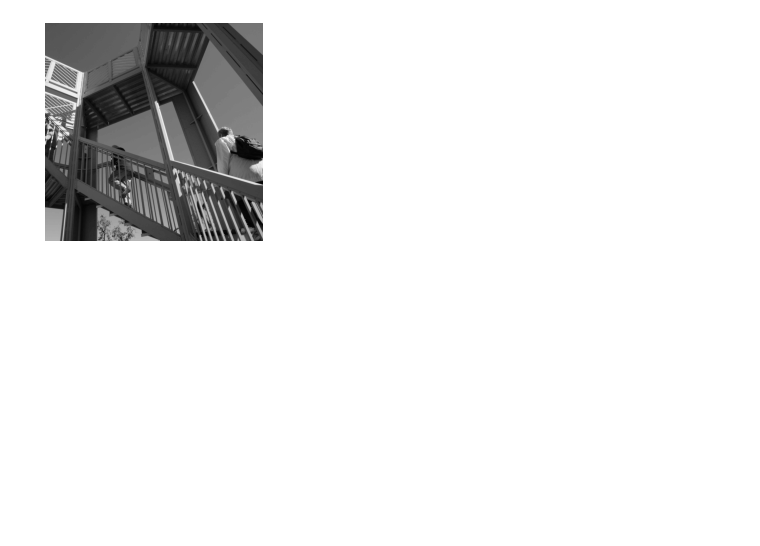
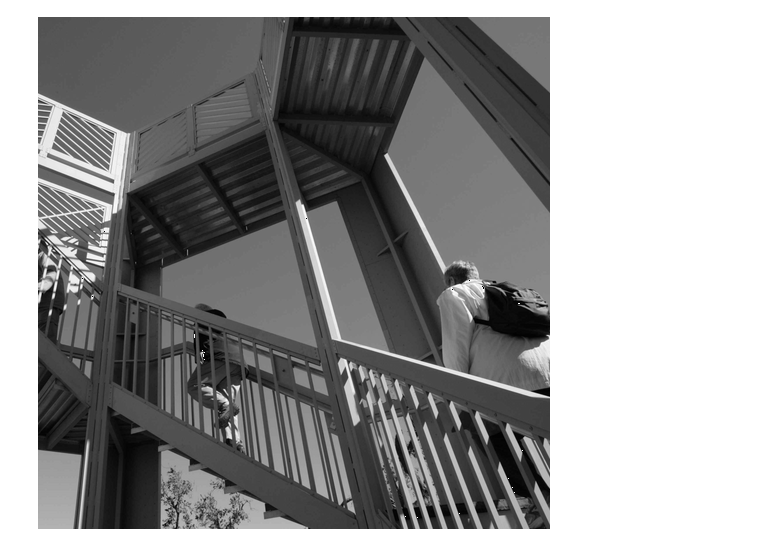
Before and after one commit to Lotfullah21/Deep-Learning, a Jupyter notebook: Convolution_Effects.ipynb, the cells around one changed output. Saved outputs shown, nothing was run; the diff lists cells and outputs as text; code cells hidden in the pictures; blank space fills up the shorter version.

```diff
--- a/Convolution_Effects.ipynb
+++ b/Convolution_Effects.ipynb
@@ -7,15 +7,9 @@ from scipy import misc
 ascent_image = misc.ascent()
-# %%
-import matplotlib.pyplot as plt
-
-# Visualize the image
-plt.grid(False)
-plt.gray()
-plt.axis('off')
-plt.imshow(ascent_image)
-plt.show()
-# %% [output]
-[figure, removed]
+# %%
+
+cv2_imshow(ascent_image)
+# %% [output]
+[figure, added]
 # %%
 import numpy as np
 
```
Also changed, not shown: parts of 5 cells of this notebook.
